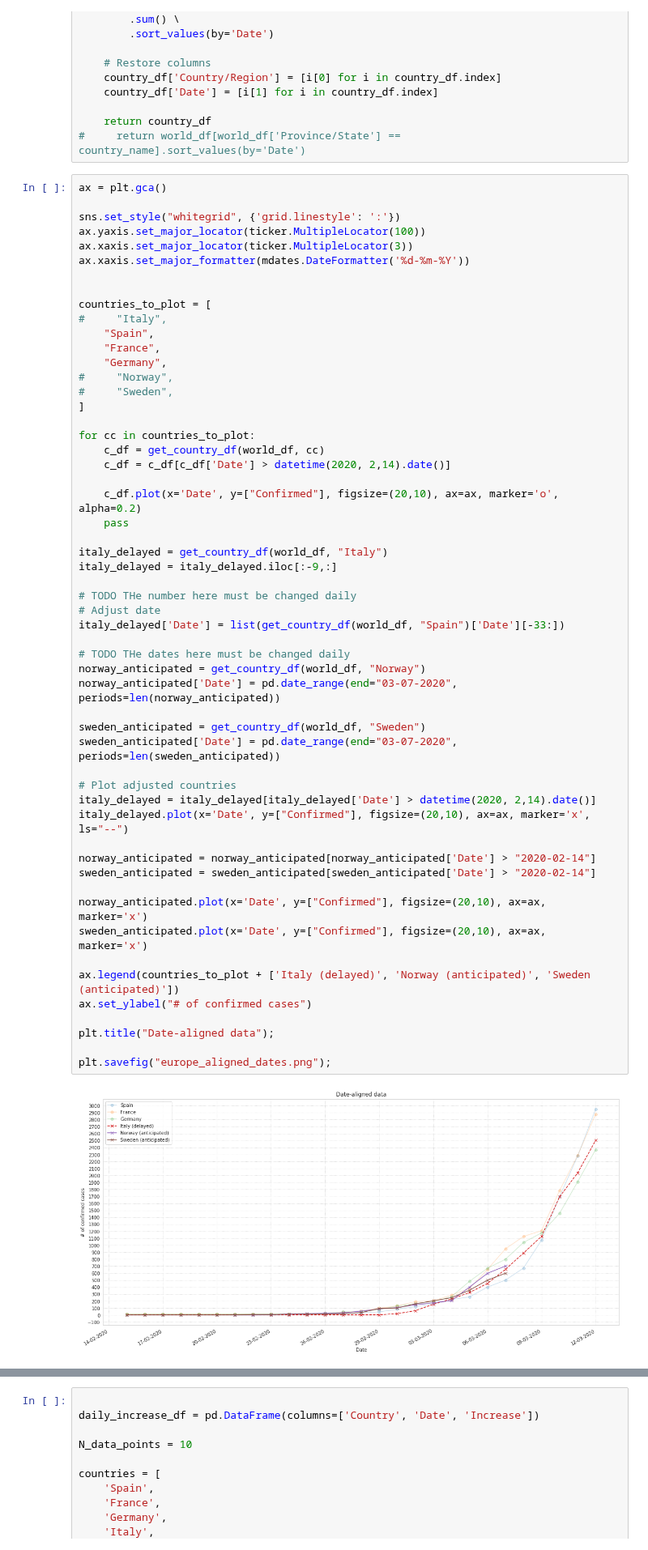
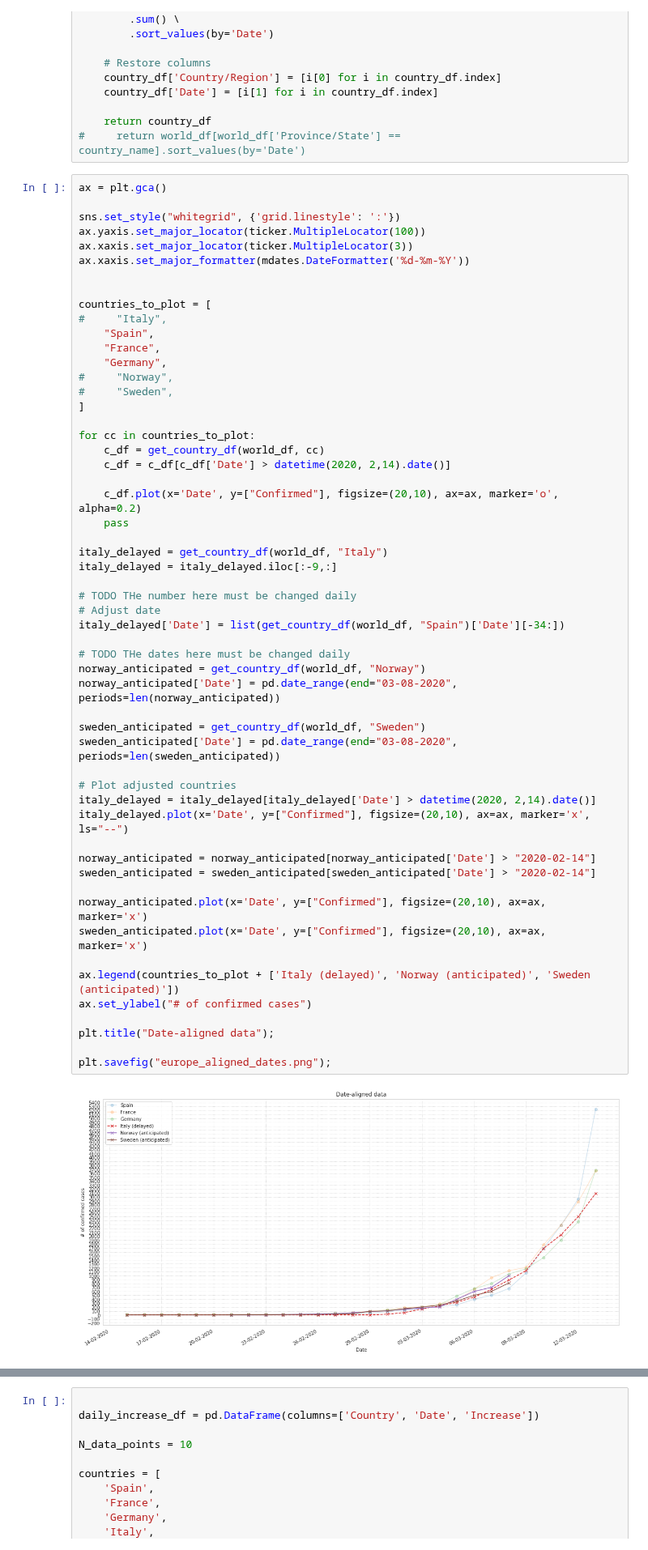
Before and after one commit to matteobarbieri/covid2019-data-analysis, a Jupyter notebook: notebooks/projections_covid2019_italy.ipynb, the cells around one changed output, grey strips where cells are left out. Shown at 81% size. Cells and saved outputs as stored; diff of their text form.

Commit message:
Update notebook and plot images at current date

```diff
--- a/notebooks/projections_covid2019_italy.ipynb
+++ b/notebooks/projections_covid2019_italy.ipynb
@@ -247,37 +247,37 @@ for cc in countries_to_plot:
     pass
 
 italy_delayed = get_country_df(world_df, "Italy")
 italy_delayed = italy_delayed.iloc[:-9,:]
 
 # TODO THe number here must be changed daily
 # Adjust date
-italy_delayed['Date'] = list(get_country_df(world_df, "Spain")['Date'][-33:])
+italy_delayed['Date'] = list(get_country_df(world_df, "Spain")['Date'][-34:])
 
 # TODO THe dates here must be changed daily
 norway_anticipated = get_country_df(world_df, "Norway")
-norway_anticipated['Date'] = pd.date_range(end="03-07-2020", periods=len(norway_anticipated))
+norway_anticipated['Date'] = pd.date_range(end="03-08-2020", periods=len(norway_anticipated))
 
 sweden_anticipated = get_country_df(world_df, "Sweden")
-sweden_anticipated['Date'] = pd.date_range(end="03-07-2020", periods=len(sweden_anticipated))
+sweden_anticipated['Date'] = pd.date_range(end="03-08-2020", periods=len(sweden_anticipated))
 
 # Plot adjusted countries
 italy_delayed = italy_delayed[italy_delayed['Date'] > datetime(2020, 2,14).date()]
 italy_delayed.plot(x='Date', y=["Confirmed"], figsize=(20,10), ax=ax, marker='x', ls="--")
 
 norway_anticipated = norway_anticipated[norway_anticipated['Date'] > "2020-02-14"]
 sweden_anticipated = sweden_anticipated[sweden_anticipated['Date'] > "2020-02-14"]
 
 norway_anticipated.plot(x='Date', y=["Confirmed"], figsize=(20,10), ax=ax, marker='x')
 sweden_anticipated.plot(x='Date', y=["Confirmed"], figsize=(20,10), ax=ax, marker='x')
 
 ax.legend(countries_to_plot + ['Italy (delayed)', 'Norway (anticipated)', 'Sweden (anticipated)'])
 ax.set_ylabel("# of confirmed cases")
 
 plt.title("Date-aligned data");
 
 plt.savefig("europe_aligned_dates.png");
 # %% [output]
-[figure, old version]
+[figure, new version]
 # %%
 get_country_df(world_df, "Spain").tail()
 # %% [output]
```
Also changed, not shown: parts of 6 cells of this notebook, 6 other files.
